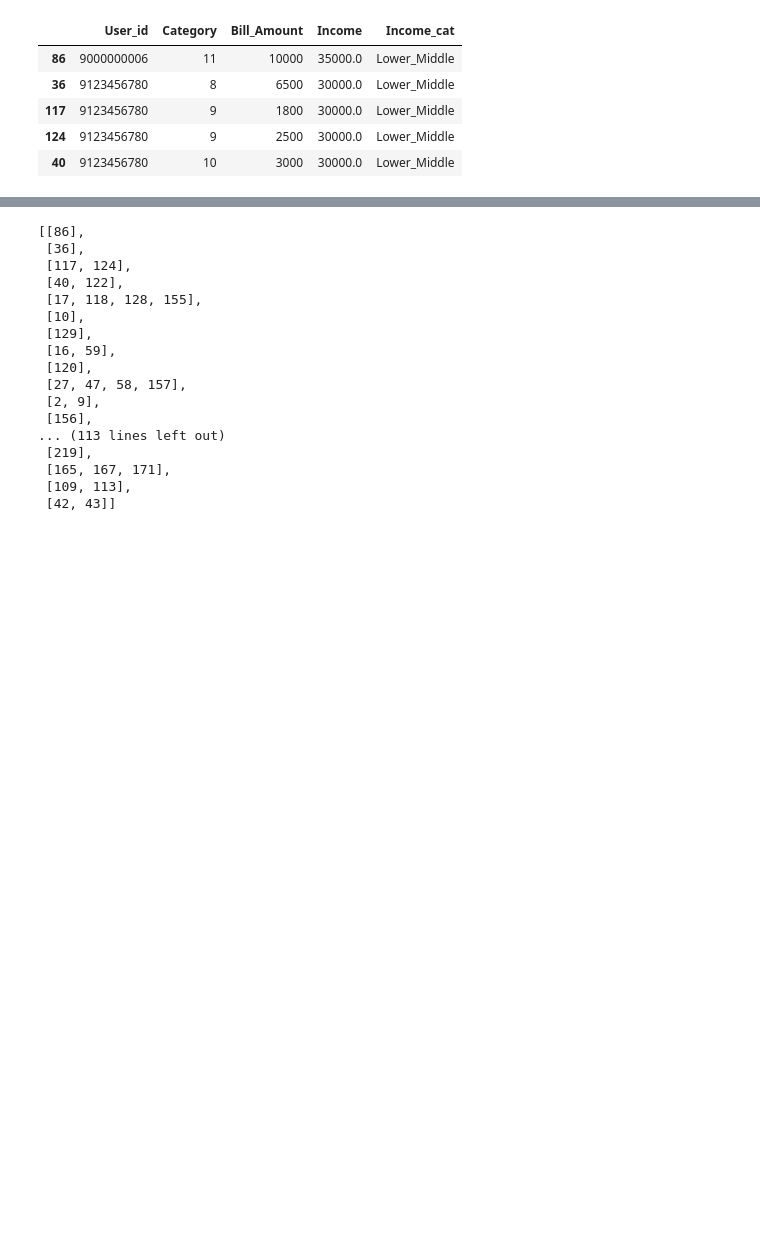
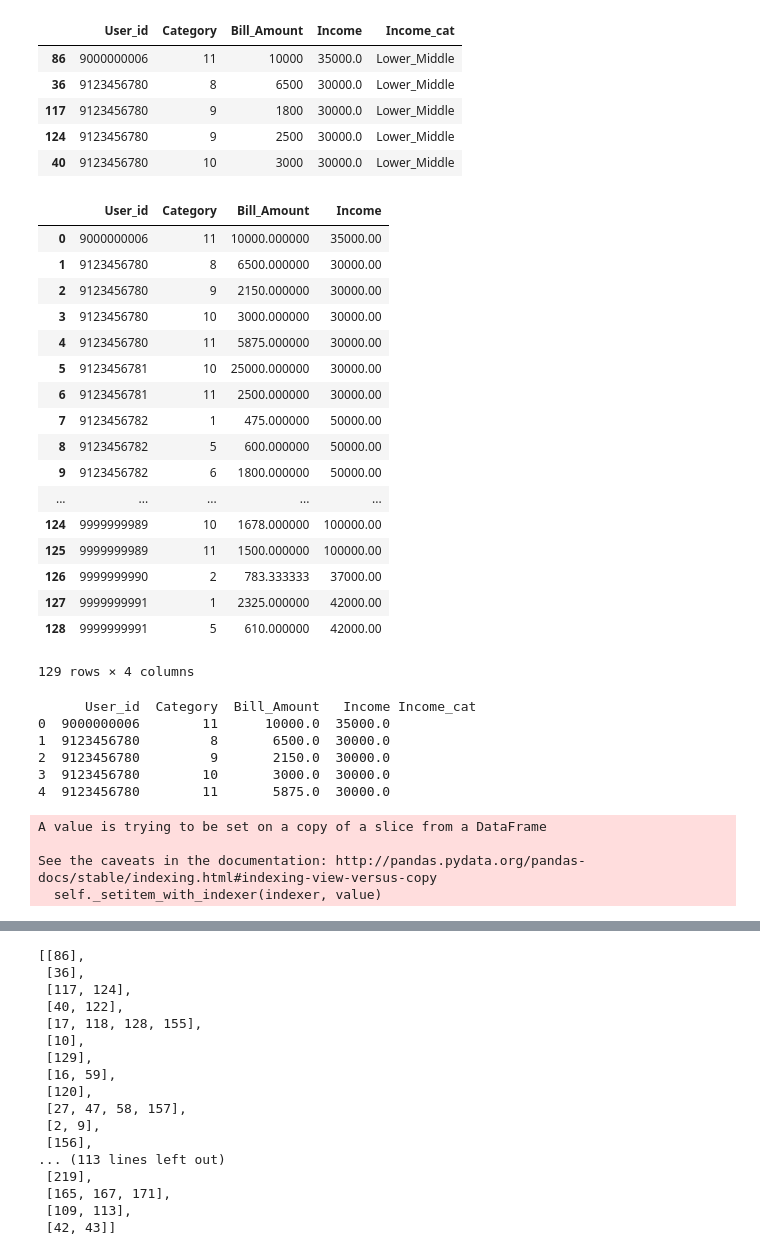
Before and after one commit to sindhushap/My_First_project1, a Jupyter notebook: Data_science_25.26.ipynb, the cells around one changed output, grey strips where cells are left out. Drawn from its saved outputs; the diff is of its cells as text; code cells hidden in the pictures; blank space fills up the shorter version.

```diff
--- a/Data_science_25.26.ipynb
+++ b/Data_science_25.26.ipynb
@@ -490,3 +480,50 @@ p_df.head()
 | 117 | 9123456780 | 9 | 1800 | 30000.0 | Lower_Middle |
 | 124 | 9123456780 | 9 | 2500 | 30000.0 | Lower_Middle |
 | 40 | 9123456780 | 10 | 3000 | 30000.0 | Lower_Middle |
+# %%
+p_df=data_2.groupby(["User_id","Category"]).mean().reset_index()
+p_df
+# %% [output]
+|  | User_id | Category | Bill_Amount | Income |
+| 0 | 9000000006 | 11 | 10000.000000 | 35000.00 |
+| 1 | 9123456780 | 8 | 6500.000000 | 30000.00 |
+| 2 | 9123456780 | 9 | 2150.000000 | 30000.00 |
+| 3 | 9123456780 | 10 | 3000.000000 | 30000.00 |
+| 4 | 9123456780 | 11 | 5875.000000 | 30000.00 |
+| 5 | 9123456781 | 10 | 25000.000000 | 30000.00 |
+| 6 | 9123456781 | 11 | 2500.000000 | 30000.00 |
+| 7 | 9123456782 | 1 | 475.000000 | 50000.00 |
+| 8 | 9123456782 | 5 | 600.000000 | 50000.00 |
+| 9 | 9123456782 | 6 | 1800.000000 | 50000.00 |
+| ... | ... | ... | ... | ... |
+| 124 | 9999999989 | 10 | 1678.000000 | 100000.00 |
+| 125 | 9999999989 | 11 | 1500.000000 | 100000.00 |
+| 126 | 9999999990 | 2 | 783.333333 | 37000.00 |
+| 127 | 9999999991 | 1 | 2325.000000 | 42000.00 |
+| 128 | 9999999991 | 5 | 610.000000 | 42000.00 |
+129 rows × 4 columns
+# %%
+p_df["Income_cat"]=""
+print(p_df.head())
+# %% [output]
+      User_id  Category  Bill_Amount   Income Income_cat
+0  9000000006        11      10000.0  35000.0
+1  9123456780         8       6500.0  30000.0
+2  9123456780         9       2150.0  30000.0
+3  9123456780        10       3000.0  30000.0
+4  9123456780        11       5875.0  30000.0
+# %%
+for i in range(0,len(p_df)):
+    if p_df.Income.iloc[i] <= 25000:
+        p_df.Income_cat.iloc[i]="Lower"
+    elif p_df.Income.iloc[i] <= 45000:
+        p_df.Income_cat.iloc[i]="Lower_Middle"
+    elif p_df.Income.iloc[i] <= 65000:
+        p_df.Income_cat.iloc[i]="Upper_Middle"
+    elif p_df.Income.iloc[i] > 65000:
+        p_df.Income_cat.iloc[i]="High"
+# %% [output]
+A value is trying to be set on a copy of a slice from a DataFrame
+
+See the caveats in the documentation: http://pandas.pydata.org/pandas-docs/stable/indexing.html#indexing-view-versus-copy
+  self._setitem_with_indexer(indexer, value)
```
Also changed, not shown: parts of 21 cells of this notebook.
